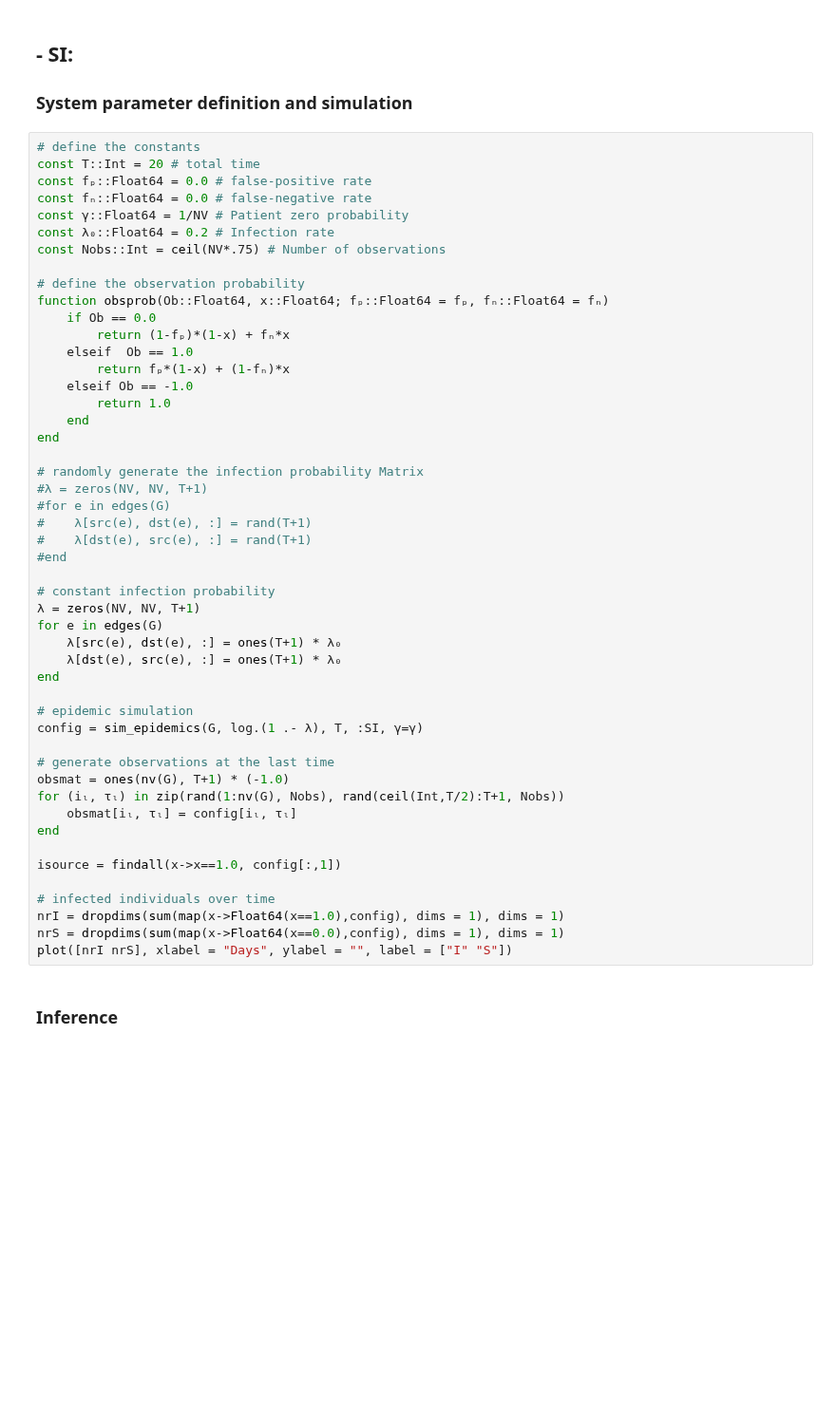
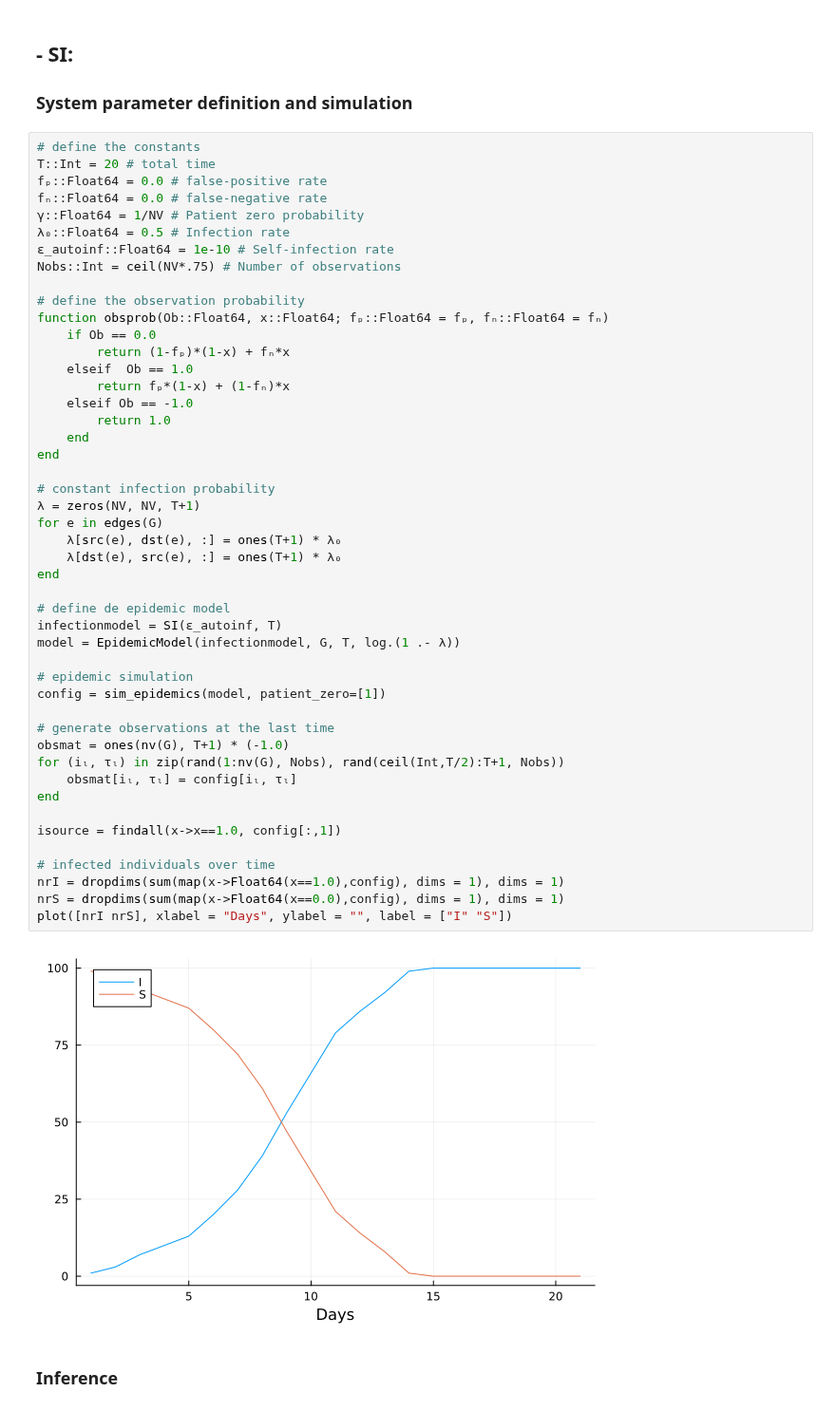
Before and after one commit to Mattiatarabolo/SmallCouplingDynamicCavity.jl, a Jupyter notebook: notebook/Tutorial.ipynb, the cells around one changed output. Shown at 95% size. Saved outputs shown, nothing was run; the diff lists cells and outputs as text; blank space fills up the shorter version.

```diff
--- a/notebook/Tutorial.ipynb
+++ b/notebook/Tutorial.ipynb
@@ -29,53 +47,53 @@ G = random_regular_graph(NV, k)
 ### System parameter definition and simulation
 # %%
 # define the constants
-const T::Int = 20 # total time
-const fₚ::Float64 = 0.0 # false-positive rate
-const fₙ::Float64 = 0.0 # false-negative rate
-const γ::Float64 = 1/NV # Patient zero probability
-const λ₀::Float64 = 0.2 # Infection rate
-const Nobs::Int = ceil(NV*.75) # Number of observations
+T::Int = 20 # total time
+fₚ::Float64 = 0.0 # false-positive rate
+fₙ::Float64 = 0.0 # false-negative rate
+γ::Float64 = 1/NV # Patient zero probability
+λ₀::Float64 = 0.5 # Infection rate
+ε_autoinf::Float64 = 1e-10 # Self-infection rate
+Nobs::Int = ceil(NV*.75) # Number of observations
 
 # define the observation probability
 function obsprob(Ob::Float64, x::Float64; fₚ::Float64 = fₚ, fₙ::Float64 = fₙ)
     if Ob == 0.0
         return (1-fₚ)*(1-x) + fₙ*x
     elseif  Ob == 1.0
         return fₚ*(1-x) + (1-fₙ)*x
     elseif Ob == -1.0
         return 1.0
     end
 end
 
-# randomly generate the infection probability Matrix
-#λ = zeros(NV, NV, T+1)
-#for e in edges(G)
-#    λ[src(e), dst(e), :] = rand(T+1)
-#    λ[dst(e), src(e), :] = rand(T+1)
-#end
-
 # constant infection probability
 λ = zeros(NV, NV, T+1)
 for e in edges(G)
     λ[src(e), dst(e), :] = ones(T+1) * λ₀
     λ[dst(e), src(e), :] = ones(T+1) * λ₀
 end
 
+# define de epidemic model
+infectionmodel = SI(ε_autoinf, T)
+model = EpidemicModel(infectionmodel, G, T, log.(1 .- λ))
+
 # epidemic simulation
-config = sim_epidemics(G, log.(1 .- λ), T, :SI, γ=γ)
+config = sim_epidemics(model, patient_zero=[1])
 
 # generate observations at the last time
 obsmat = ones(nv(G), T+1) * (-1.0)
 for (iₗ, τₗ) in zip(rand(1:nv(G), Nobs), rand(ceil(Int,T/2):T+1, Nobs))
     obsmat[iₗ, τₗ] = config[iₗ, τₗ]
 end
 
 isource = findall(x->x==1.0, config[:,1])
 
 # infected individuals over time
 nrI = dropdims(sum(map(x->Float64(x==1.0),config), dims = 1), dims = 1)
 nrS = dropdims(sum(map(x->Float64(x==0.0),config), dims = 1), dims = 1)
 plot([nrI nrS], xlabel = "Days", ylabel = "", label = ["I" "S"])
+# %% [output]
+[figure, added]
 # %% [markdown]
 ### Inference
 # %%
```
Also changed, not shown: parts of 2 cells of this notebook, 10 other files.
